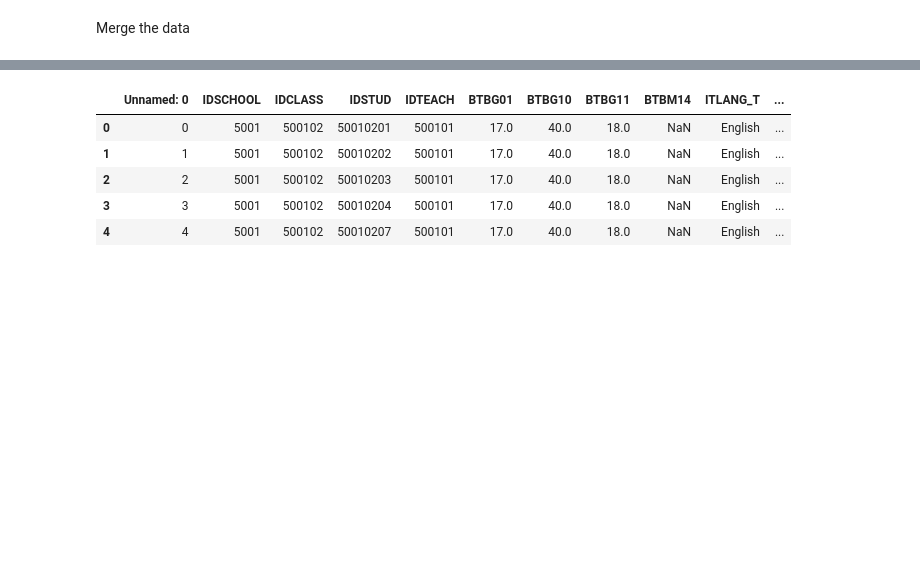
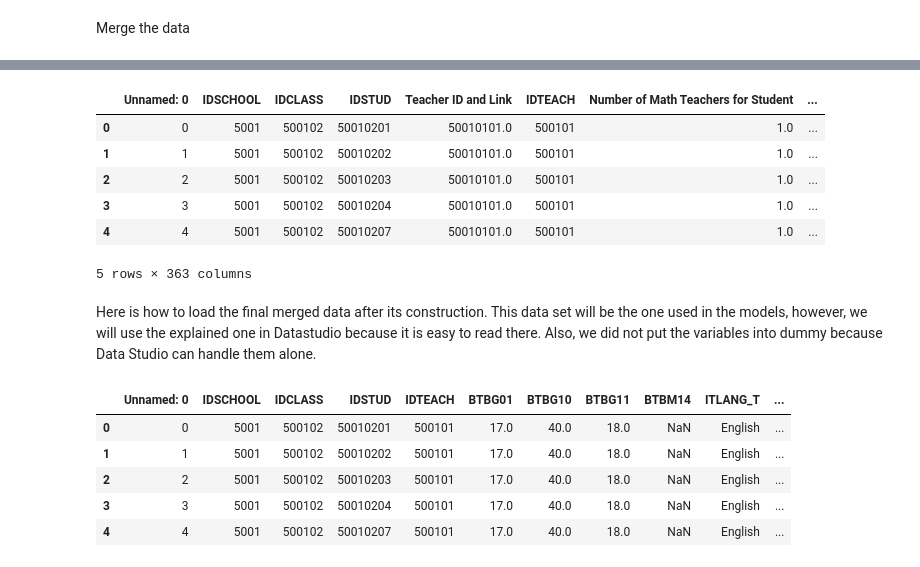
Before and after one commit to AntsaHoneywinner/DSIcapstoneproject, a Jupyter notebook: Capstone_project_Antsa_Rakotondrafara.ipynb, the cells around one changed output, grey strips where cells are left out. Saved outputs shown, nothing was run; the diff lists cells and outputs as text; code cells hidden in the pictures; blank space fills up the shorter version.

Commit message:
After explained is made

```diff
--- a/Capstone_project_Antsa_Rakotondrafara.ipynb
+++ b/Capstone_project_Antsa_Rakotondrafara.ipynb
@@ -656 +688,15 @@ Here is how to load the final merged data after its construction.
+# %%
+explained_final_data_set =  pd.read_csv( 'explained.csv' )
+
+explained_final_data_set.head()
+# %% [output]
+|  | Unnamed: 0 | IDSCHOOL | IDCLASS | IDSTUD | Teacher ID and Link | IDTEACH | Number of Math Teachers for Student | ... |
+| 0 | 0 | 5001 | 500102 | 50010201 | 50010101.0 | 500101 | 1.0 | ... |
+| 1 | 1 | 5001 | 500102 | 50010202 | 50010101.0 | 500101 | 1.0 | ... |
+| 2 | 2 | 5001 | 500102 | 50010203 | 50010101.0 | 500101 | 1.0 | ... |
+| 3 | 3 | 5001 | 500102 | 50010204 | 50010101.0 | 500101 | 1.0 | ... |
+| 4 | 4 | 5001 | 500102 | 50010207 | 50010101.0 | 500101 | 1.0 | ... |
+5 rows × 363 columns
+# %% [markdown]
+Here is how to load the final merged data after its construction. This data set will be the one used in the models, however, we will use the explained one in Datastudio because it is easy to read there. Also, we did not put the variables into dummy because Data Studio can handle them alone.
 # %%
```
Also changed, not shown: parts of 20 cells of this notebook.
